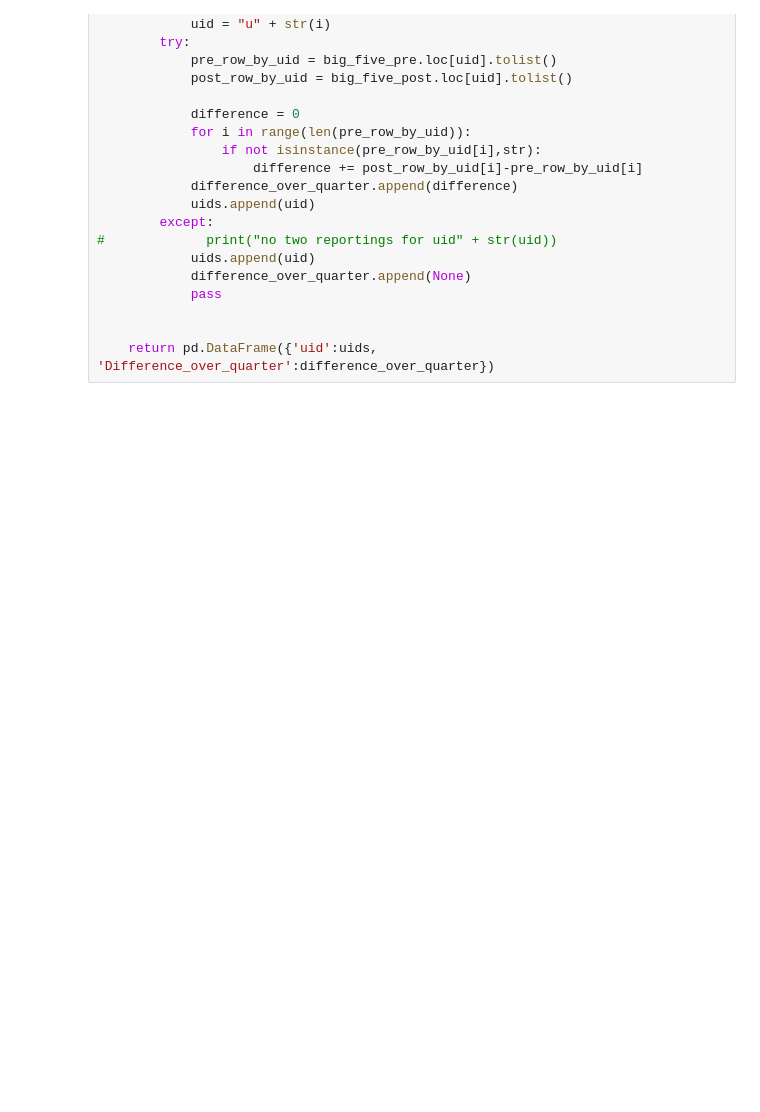
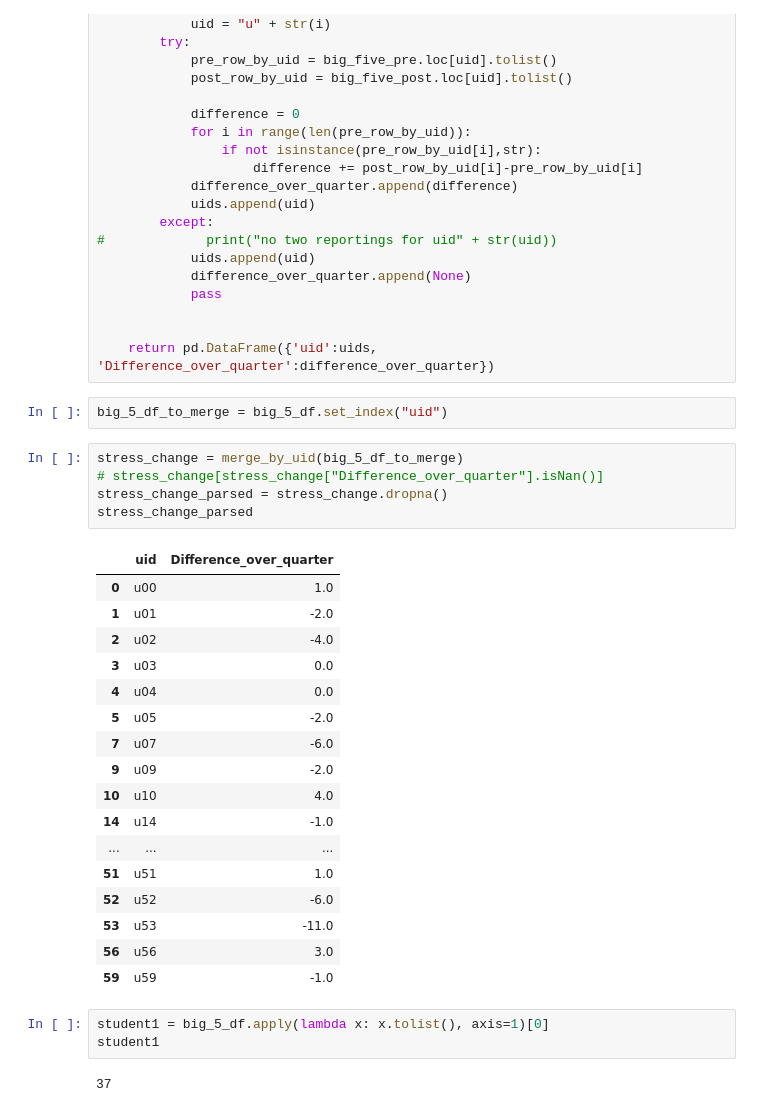
Before and after one commit to mkhash/Modelling-Student-Stress, a Jupyter notebook: code/aggregating_tables.ipynb, the cells around one changed output. Saved outputs shown, nothing was run; the diff lists cells and outputs as text; blank space fills up the shorter version.

```diff
--- a/code/aggregating_tables.ipynb
+++ b/code/aggregating_tables.ipynb
@@ -73,3 +73,33 @@ def merge_by_uid(dataset):
 
 
     return pd.DataFrame({'uid':uids, 'Difference_over_quarter':difference_over_quarter})
+# %%
+big_5_df_to_merge = big_5_df.set_index("uid")
+# %%
+stress_change = merge_by_uid(big_5_df_to_merge)
+# stress_change[stress_change["Difference_over_quarter"].isNan()]
+stress_change_parsed = stress_change.dropna()
+stress_change_parsed
+# %% [output]
+|  | uid | Difference_over_quarter |
+| 0 | u00 | 1.0 |
+| 1 | u01 | -2.0 |
+| 2 | u02 | -4.0 |
+| 3 | u03 | 0.0 |
+| 4 | u04 | 0.0 |
+| 5 | u05 | -2.0 |
+| 7 | u07 | -6.0 |
+| 9 | u09 | -2.0 |
+| 10 | u10 | 4.0 |
+| 14 | u14 | -1.0 |
+| ... | ... | ... |
+| 51 | u51 | 1.0 |
+| 52 | u52 | -6.0 |
+| 53 | u53 | -11.0 |
+| 56 | u56 | 3.0 |
+| 59 | u59 | -1.0 |
+# %%
+student1 = big_5_df.apply(lambda x: x.tolist(), axis=1)[0]
+student1
+# %% [output]
+37
```
Also changed, not shown: parts of 10 cells of this notebook.
